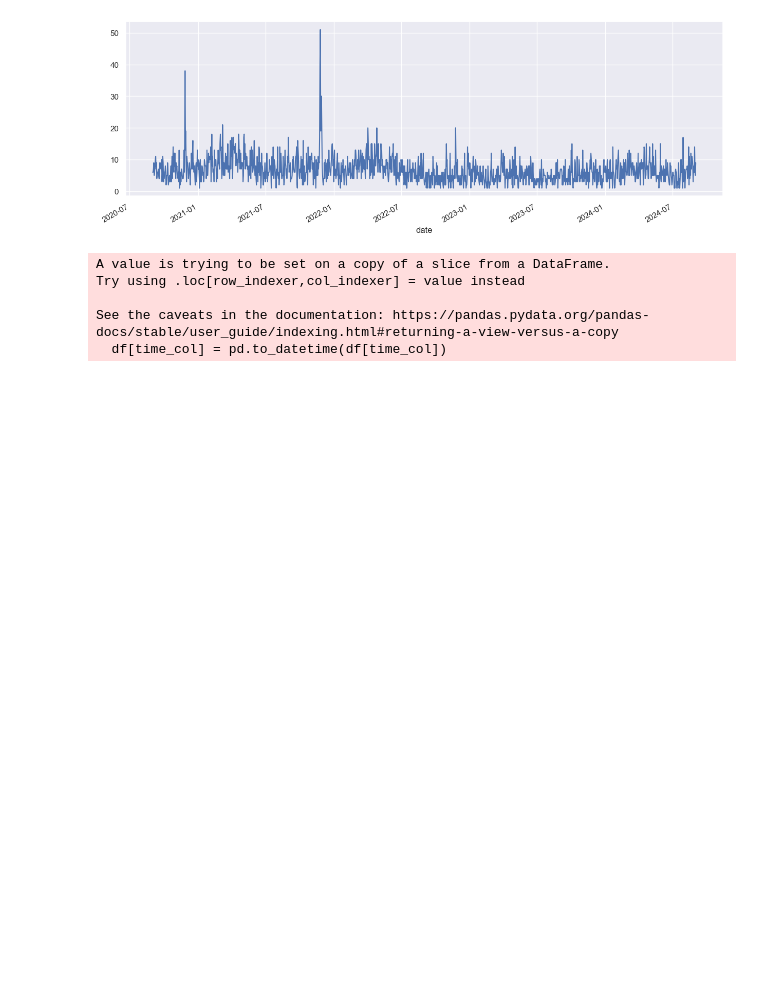
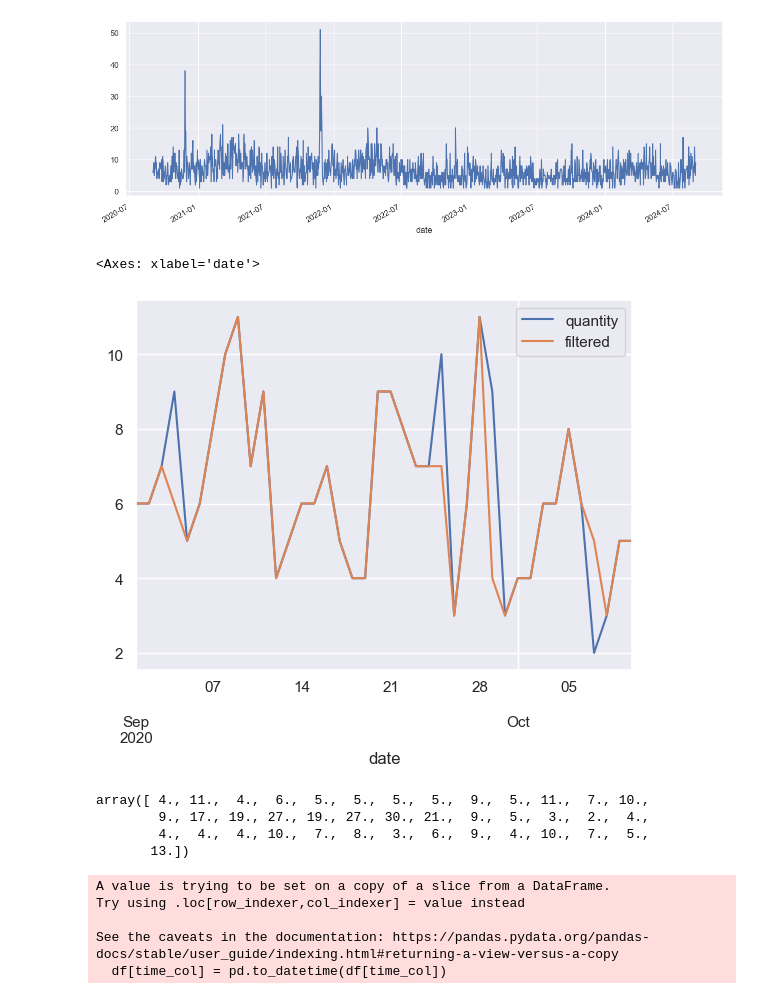
Before and after one commit to giarets/use_case_deporvillage, a Jupyter notebook: 1_data_exploration.ipynb, the cells around one changed output. Saved outputs shown, nothing was run; the diff lists cells and outputs as text; code cells hidden in the pictures; blank space fills up the shorter version.

```diff
--- a/1_data_exploration.ipynb
+++ b/1_data_exploration.ipynb
@@ -314,6 +265,29 @@ df[(df['family'] == 'Zapatillas Running')].groupby('date')['quantity'].sum().plo
 # %% [output]
 <Axes: xlabel='date'>
 [figure]
+# %%
+temp = pd.DataFrame(df[(df['family'] == 'Zapatillas Running')].groupby('date')['quantity'].sum().head(40)) #.plot(figsize=(15, 5))
+temp['filtered'] = utils_preprocessing.hampel_filter(
+    df[(df['family'] == 'Zapatillas Running')].groupby('date')['quantity'].sum().head(40),
+    window_size=7,
+    threshold=2
+    )
+# %%
+temp.plot()
+# %% [output]
+<Axes: xlabel='date'>
+[figure, added]
+# %%
+utils_preprocessing.hampel_filter(
+    df[(df['family'] == 'Zapatillas Running')].groupby('date')['quantity'].sum()['2021-11-10':'2022-01-01'].head(40),
+    window_size=7,
+    threshold=2
+    )
+# %% [output]
+array([ 4., 11.,  4.,  6.,  5.,  5.,  5.,  5.,  9.,  5., 11.,  7., 10.,
+        9., 17., 19., 27., 19., 27., 30., 21.,  9.,  5.,  3.,  2.,  4.,
+        4.,  4.,  4., 10.,  7.,  8.,  3.,  6.,  9.,  4., 10.,  7.,  5.,
+       13.])
 # %%
 df_temp = df[(df['family'] == 'Zapatillas Running') & (df['brand'] == 'adidas')]
 utils_plots.plot_time_series_by_category(df_temp, category_col='family', target_col='quantity', time_col='date', agg_func='sum', window=7, legend=False)
```
Also changed, not shown: parts of 9 cells of this notebook, 5 other files.
